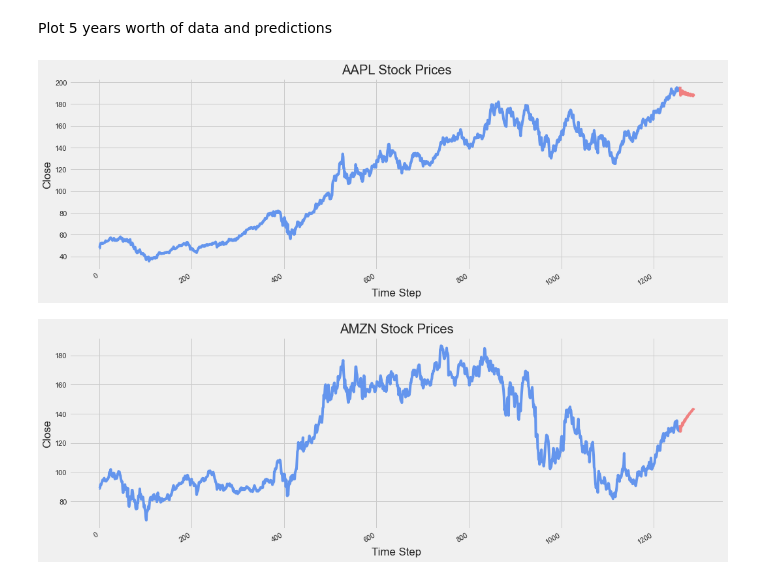
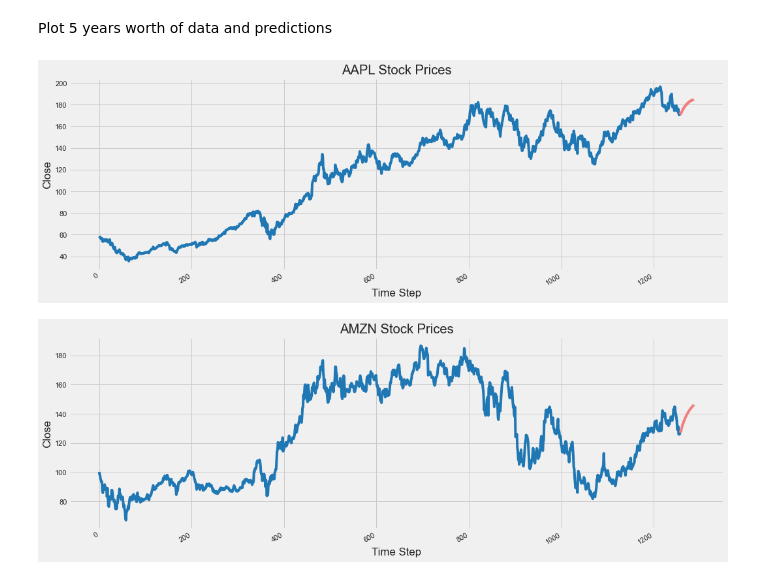
Before and after one commit to zapulam/StockPredictor, a Jupyter notebook: tutorial.ipynb, the cells around one changed output. Drawn from its saved outputs; the diff is of its cells as text; code cells hidden in the pictures.

Commit message:
change colors on tutorial notebook

```diff
--- a/tutorial.ipynb
+++ b/tutorial.ipynb
@@ -20,7 +20,7 @@ steps = 30                   # future time steps to predict for
 Create predictions for each stock
 # %%
 # Load model
-kwargs, state = torch.load('models/rnn/weights/last.pth', map_location=torch.device(device))
+kwargs, state = torch.load('models/rnn/weights/best.pth', map_location=torch.device(device))
 model = LSTM(**kwargs)
 model.load_state_dict(state)
 model.to(device)
@@ -86,18 +86,18 @@ Plot 5 years worth of data and predictions
 # %%
 %matplotlib inline
 sns.set()
 plt.style.use('fivethirtyeight')
 
 # Plot each stock
 for i, x in enumerate(outputs):
     plt.figure(figsize=(16, 6))
     plt.title("{x} Stock Prices".format(x=symbols[i]))
     plt.gcf().autofmt_xdate()
     plt.ylabel("Close")
     plt.xlabel("Time Step")
-    plt.plot(x.loc[0:1257, "Close"], color='cornflowerblue')
+    plt.plot(x.loc[0:1257, "Close"], color='tab:blue')
     plt.plot(x.loc[1257:,"Close"], color='lightcoral')
     plt.show()
 # %% [output]
-[figure, old version]
+[figure, new version]
-[figure, old version]
+[figure, new version]
```
